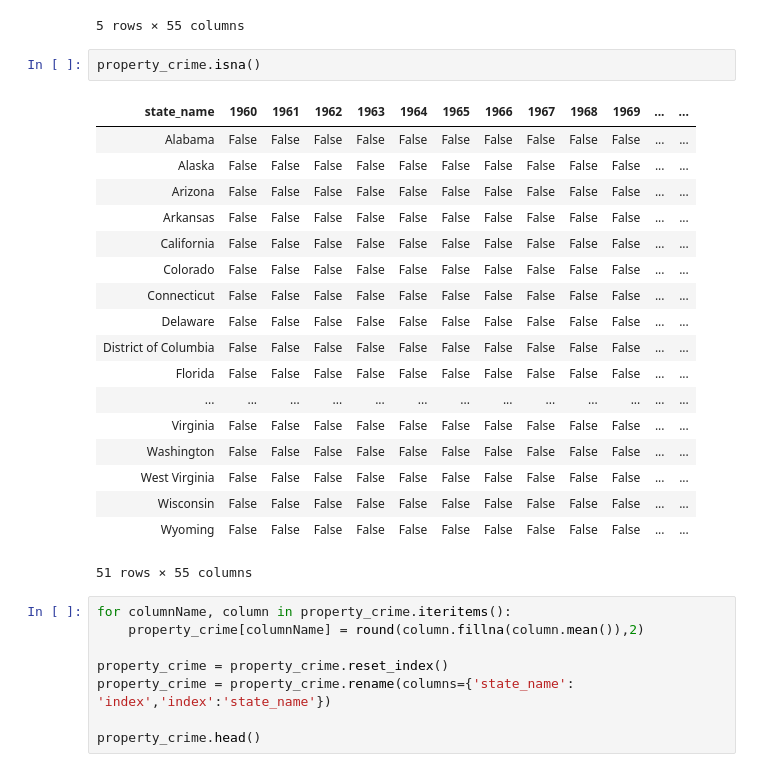
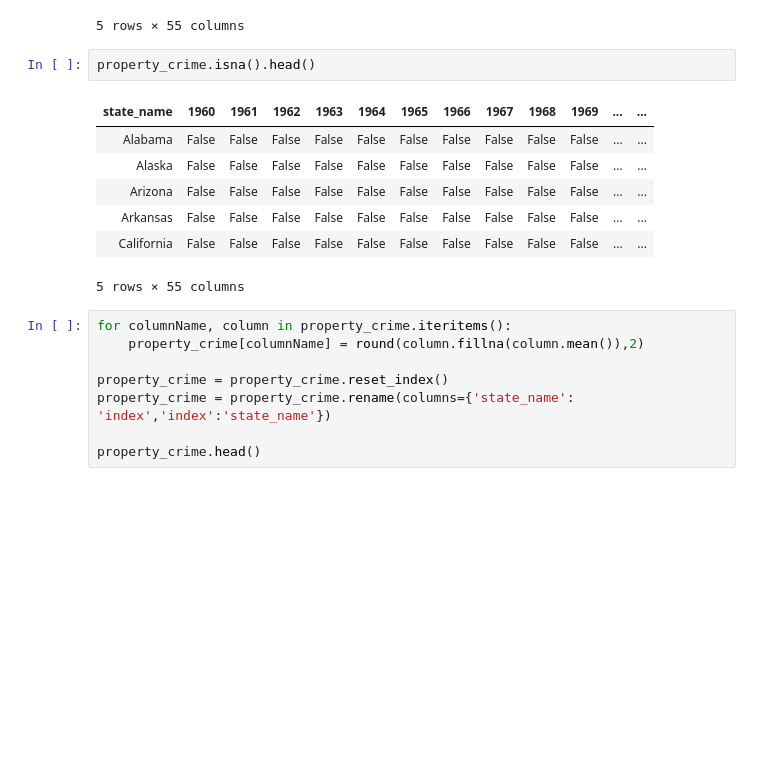
Before and after one commit to bishdj22/HomeSlice, a Jupyter notebook: Logistic_Regression_Model.ipynb, the cells around one changed output. Drawn from its saved outputs; the diff is of its cells as text; blank space fills up the shorter version.

```diff
--- a/Logistic_Regression_Model.ipynb
+++ b/Logistic_Regression_Model.ipynb
@@ -166,26 +166,15 @@ property_crime.head()
 | California | 3235.4 | 3177.5 | 3326.2 | 3545.8 | 3874.3 | 4037.2 | 4244.3 | 4703.0 | 5298.2 | 5637.4 | ... | ... |
 5 rows × 55 columns
 # %%
-property_crime.isna()
+property_crime.isna().head()
 # %% [output]
 | state_name | 1960 | 1961 | 1962 | 1963 | 1964 | 1965 | 1966 | 1967 | 1968 | 1969 | ... | ... |
 | Alabama | False | False | False | False | False | False | False | False | False | False | ... | ... |
 | Alaska | False | False | False | False | False | False | False | False | False | False | ... | ... |
 | Arizona | False | False | False | False | False | False | False | False | False | False | ... | ... |
 | Arkansas | False | False | False | False | False | False | False | False | False | False | ... | ... |
 | California | False | False | False | False | False | False | False | False | False | False | ... | ... |
-| Colorado | False | False | False | False | False | False | False | False | False | False | ... | ... |
-| Connecticut | False | False | False | False | False | False | False | False | False | False | ... | ... |
-| Delaware | False | False | False | False | False | False | False | False | False | False | ... | ... |
-| District of Columbia | False | False | False | False | False | False | False | False | False | False | ... | ... |
-| Florida | False | False | False | False | False | False | False | False | False | False | ... | ... |
-| ... | ... | ... | ... | ... | ... | ... | ... | ... | ... | ... | ... | ... |
-| Virginia | False | False | False | False | False | False | False | False | False | False | ... | ... |
-| Washington | False | False | False | False | False | False | False | False | False | False | ... | ... |
-| West Virginia | False | False | False | False | False | False | False | False | False | False | ... | ... |
-| Wisconsin | False | False | False | False | False | False | False | False | False | False | ... | ... |
-| Wyoming | False | False | False | False | False | False | False | False | False | False | ... | ... |
-51 rows × 55 columns
+5 rows × 55 columns
 # %%
 for columnName, column in property_crime.iteritems():
     property_crime[columnName] = round(column.fillna(column.mean()),2)
```
Also changed, not shown: parts of 21 cells of this notebook, 7 other files.
